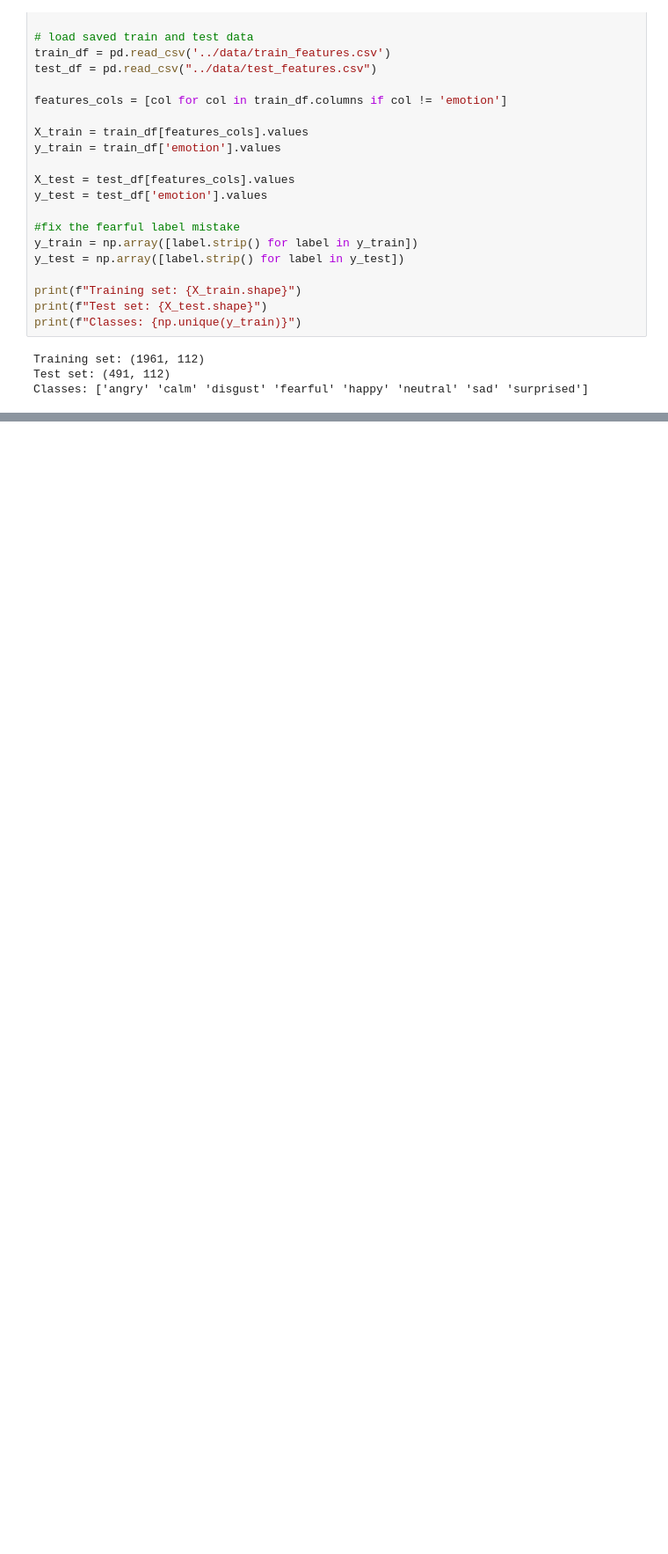
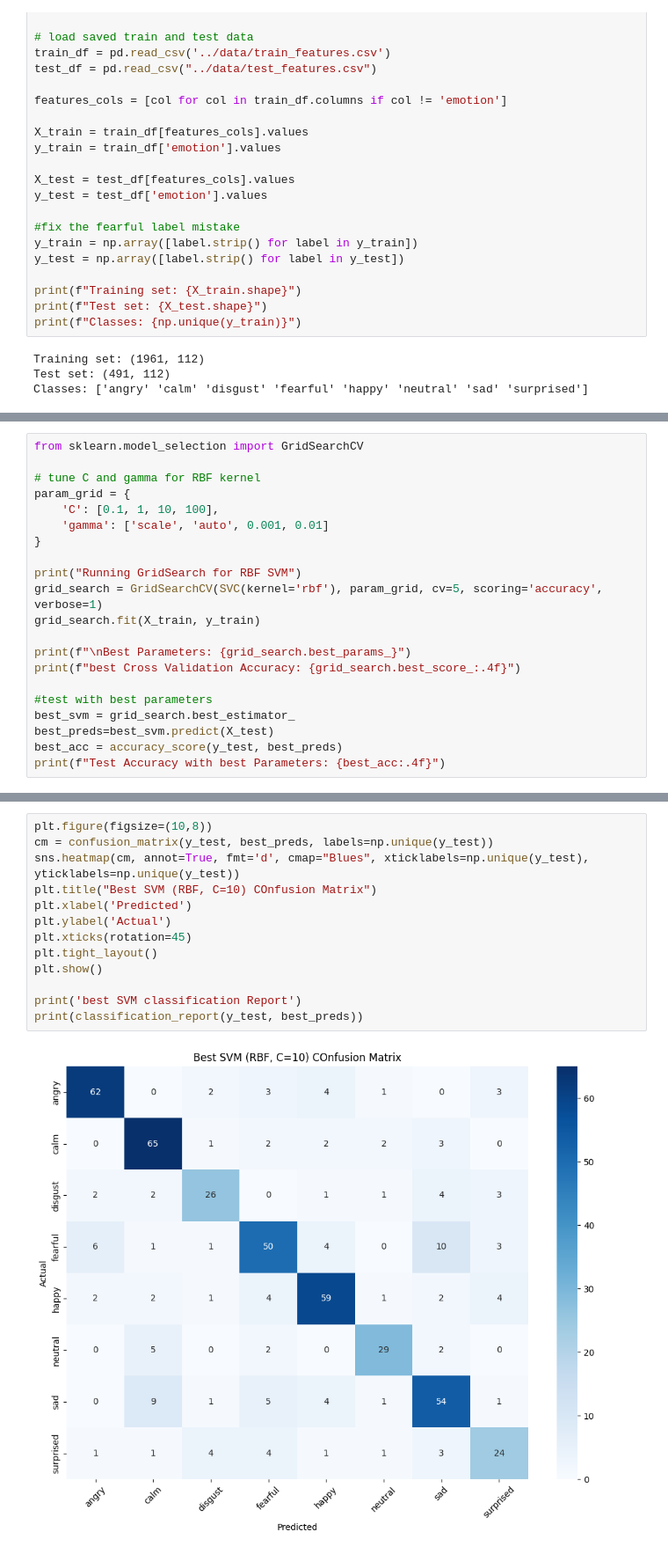
Before and after one commit to Alex-Abreu3/Project_CSE432-532, a Jupyter notebook: SER_Project/notebooks/week8_svm.ipynb, the cells around one changed output, grey strips where cells are left out. Shown at 88% size. Saved outputs shown, nothing was run; the diff lists cells and outputs as text; blank space fills up the shorter version.

Commit message:
Created trainig and optimizaton for sklearn svm and minilearn smv along with the confusion matrix and classification report

```diff
--- a/SER_Project/notebooks/week8_svm.ipynb
+++ b/SER_Project/notebooks/week8_svm.ipynb
@@ -35,0 +66,21 @@ Classes: ['angry' 'calm' 'disgust' 'fearful' 'happy' 'neutral' 'sad' 'surprised'
+# %%
+from sklearn.model_selection import GridSearchCV
+
+# tune C and gamma for RBF kernel
+param_grid = {
+    'C': [0.1, 1, 10, 100],
+    'gamma': ['scale', 'auto', 0.001, 0.01]
+}
+
+print("Running GridSearch for RBF SVM")
+grid_search = GridSearchCV(SVC(kernel='rbf'), param_grid, cv=5, scoring='accuracy', verbose=1)
+grid_search.fit(X_train, y_train)
+
+print(f"\nBest Parameters: {grid_search.best_params_}")
+print(f"best Cross Validation Accuracy: {grid_search.best_score_:.4f}")
+
+#test with best parameters
+best_svm = grid_search.best_estimator_
+best_preds=best_svm.predict(X_test)
+best_acc = accuracy_score(y_test, best_preds)
+print(f"Test Accuracy with best Parameters: {best_acc:.4f}")
@@ -35,0 +104,15 @@ Classes: ['angry' 'calm' 'disgust' 'fearful' 'happy' 'neutral' 'sad' 'surprised'
+# %%
+plt.figure(figsize=(10,8))
+cm = confusion_matrix(y_test, best_preds, labels=np.unique(y_test))
+sns.heatmap(cm, annot=True, fmt='d', cmap="Blues", xticklabels=np.unique(y_test), yticklabels=np.unique(y_test))
+plt.title("Best SVM (RBF, C=10) COnfusion Matrix")
+plt.xlabel('Predicted')
+plt.ylabel('Actual')
+plt.xticks(rotation=45)
+plt.tight_layout()
+plt.show()
+
+print('best SVM classification Report')
+print(classification_report(y_test, best_preds))
+# %% [output]
+[figure, added]
```
Also changed, not shown: parts of 4 cells of this notebook.
